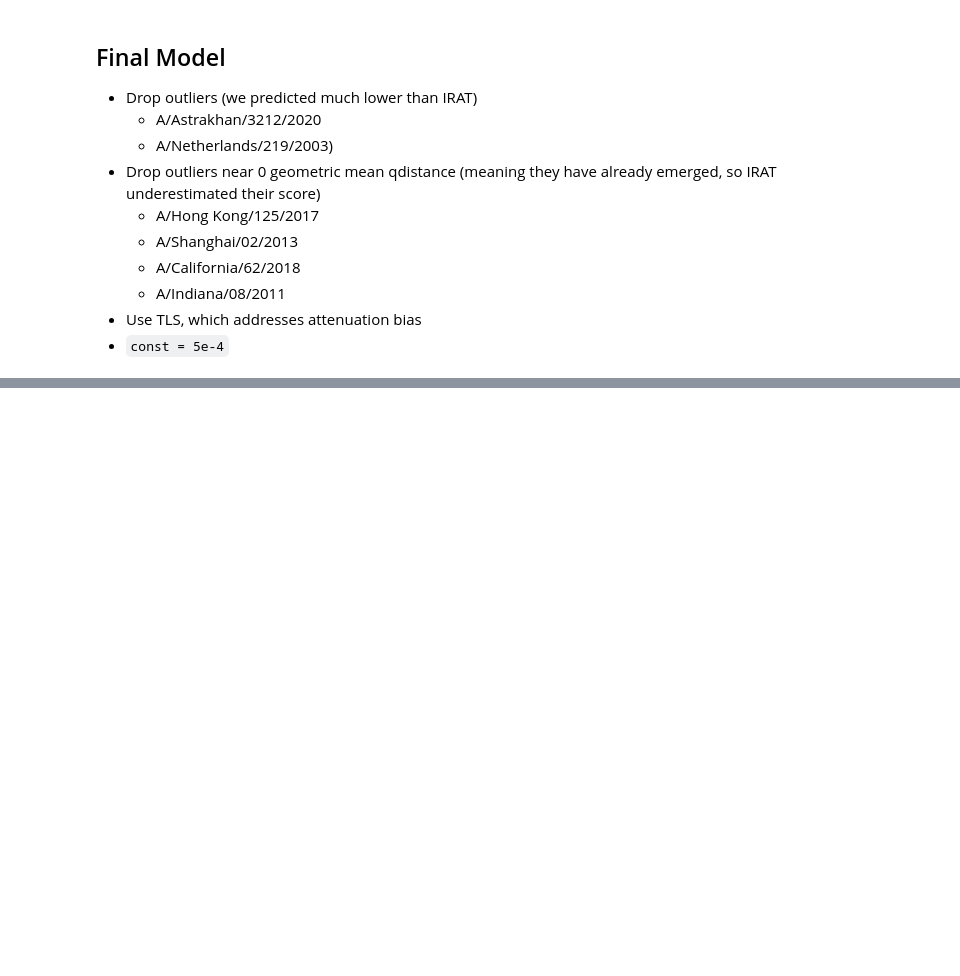
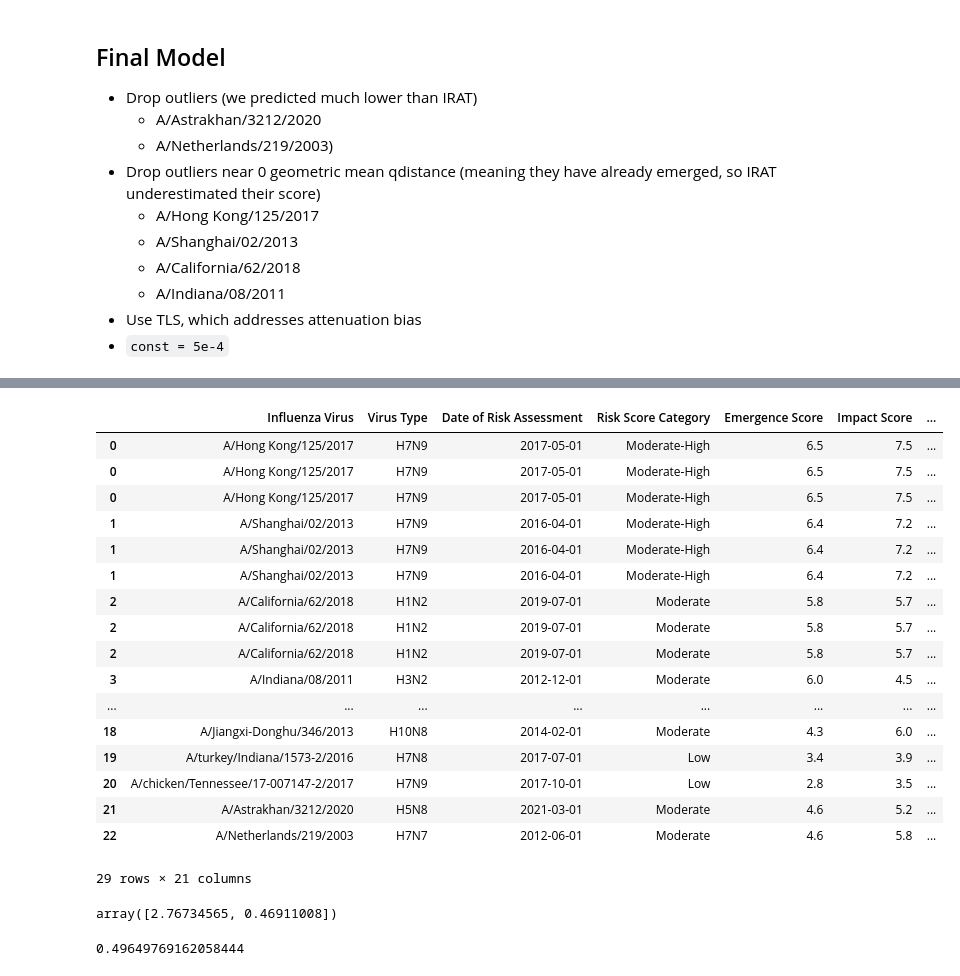
Before and after one commit to zeroknowledgediscovery/emergenet, a Jupyter notebook: paper_data_v3/irat_enet/final_irat_model/irat_predictions.ipynb, the cells around one changed output, grey strips where cells are left out. Drawn from its saved outputs; the diff is of its cells as text; code cells hidden in the pictures; blank space fills up the shorter version.

```diff
--- a/paper_data_v3/irat_enet/final_irat_model/irat_predictions.ipynb
+++ b/paper_data_v3/irat_enet/final_irat_model/irat_predictions.ipynb
@@ -291,0 +352,29 @@ plt.title('IRAT Predictions');
+# %%
+irat1
+# %% [output]
+|  | Influenza Virus | Virus Type | Date of Risk Assessment | Risk Score Category | Emergence Score | Impact Score | ... |
+| 0 | A/Hong Kong/125/2017 | H7N9 | 2017-05-01 | Moderate-High | 6.5 | 7.5 | ... |
+| 0 | A/Hong Kong/125/2017 | H7N9 | 2017-05-01 | Moderate-High | 6.5 | 7.5 | ... |
+| 0 | A/Hong Kong/125/2017 | H7N9 | 2017-05-01 | Moderate-High | 6.5 | 7.5 | ... |
+| 1 | A/Shanghai/02/2013 | H7N9 | 2016-04-01 | Moderate-High | 6.4 | 7.2 | ... |
+| 1 | A/Shanghai/02/2013 | H7N9 | 2016-04-01 | Moderate-High | 6.4 | 7.2 | ... |
+| 1 | A/Shanghai/02/2013 | H7N9 | 2016-04-01 | Moderate-High | 6.4 | 7.2 | ... |
+| 2 | A/California/62/2018 | H1N2 | 2019-07-01 | Moderate | 5.8 | 5.7 | ... |
+| 2 | A/California/62/2018 | H1N2 | 2019-07-01 | Moderate | 5.8 | 5.7 | ... |
+| 2 | A/California/62/2018 | H1N2 | 2019-07-01 | Moderate | 5.8 | 5.7 | ... |
+| 3 | A/Indiana/08/2011 | H3N2 | 2012-12-01 | Moderate | 6.0 | 4.5 | ... |
+| ... | ... | ... | ... | ... | ... | ... | ... |
+| 18 | A/Jiangxi-Donghu/346/2013 | H10N8 | 2014-02-01 | Moderate | 4.3 | 6.0 | ... |
+| 19 | A/turkey/Indiana/1573-2/2016 | H7N8 | 2017-07-01 | Low | 3.4 | 3.9 | ... |
+| 20 | A/chicken/Tennessee/17-007147-2/2017 | H7N9 | 2017-10-01 | Low | 2.8 | 3.5 | ... |
+| 21 | A/Astrakhan/3212/2020 | H5N8 | 2021-03-01 | Moderate | 4.6 | 5.2 | ... |
+| 22 | A/Netherlands/219/2003 | H7N7 | 2012-06-01 | Moderate | 4.6 | 5.8 | ... |
+29 rows × 21 columns
+# %%
+est.params
+# %% [output]
+array([2.76734565, 0.46911008])
+# %%
+est.rsquared_adj
+# %% [output]
+0.49649769162058444
```
Also changed, not shown: parts of 13 cells of this notebook, 16 other files.
